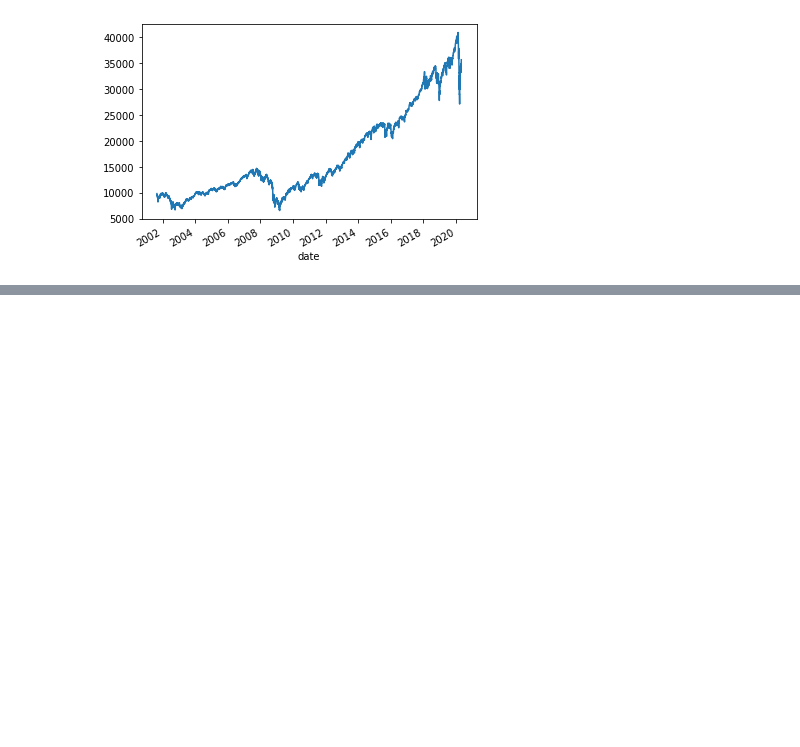
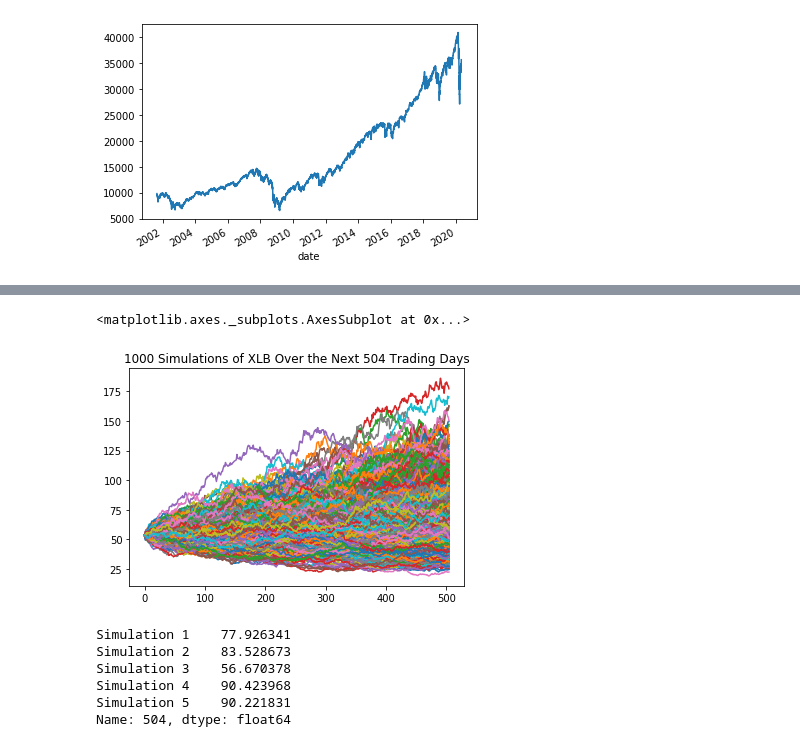
Before and after one commit to bkayratkyzy/Monte_Carlo_Simulations, a Jupyter notebook: notebooks/chris.ipynb, the cells around one changed output, grey strips where cells are left out. Saved outputs shown, nothing was run; the diff lists cells and outputs as text; code cells hidden in the pictures; blank space fills up the shorter version.

```diff
--- a/notebooks/chris.ipynb
+++ b/notebooks/chris.ipynb
@@ -563,23 +585,31 @@ concat_df.head()
 # %%
+#Set number of simulations
+num_simulations = 1000
+
 # Set number of trading days and get last closing price of XLB from DataFrame
-num_trading_days = 756
+
+num_trading_days = 252*2
 XLB_last_price = concat_df['XLB close'][-1]
+
+# Initialize empty DataFrame to hold simulated prices for each simulation
+simulated_prices_XLB_df = pd.DataFrame()
 # %%
-# Initialize the simulated prices list with the last closing price of XLB
-simulated_XLB_prices = [XLB_last_price]
+# Run the simulation `1000` times
+for n in range(num_simulations):
 
-# Simulate the returns for 756 days
-for i in range(num_trading_days):
+    # Initialize the simulated prices list with the last closing price of XLB
+    simulated_XLB_prices = [XLB_last_price]
+    simulated_XLB_prices
 
-# Calculate the simulated price using the last price within the list
-     simulated_price = simulated_xlb_prices[-1] * (1 + np.random.normal(avg_daily_return, std_dev_daily_return))
-     # Append the simulated price to the list
-     simulated_XLB_prices.append(simulated_price)
+    # Simulate the returns for 504 days
+    for i in range(num_trading_days):
 
-# # Create a DataFrame of the simulated prices
-# simulated_price_df = pd.DataFrame({
-#     "Simulated AAPL Prices": simulated_aapl_prices
-# })
+    # Calculate the simulated price using the last price within the list
+        simulated_price = simulated_XLB_prices[-1] * (1 + np.random.normal(avg_daily_return_xlb, xlb_std))
+        # Append the simulated price to the list
+        simulated_XLB_prices.append(simulated_price)
 
-# # Print head of DataFrame
-# simulated_price_df.head()
+    # Append simulated price of each simulation to DataFrame
+    simulated_prices_XLB_df[f"Simulation {n+1}"] = pd.Series(simulated_XLB_prices)
+
+simulated_prices_XLB_df.head()
@@ -585,0 +624,18 @@ for i in range(num_trading_days):
+# %%
+#Plot 1000 simulations of 504 trading days
+plot_title = f"{n+1} Simulations of XLB Over the Next 504 Trading Days"
+simulated_prices_XLB_df.plot(legend=None, title=plot_title)
+# %% [output]
+<matplotlib.axes._subplots.AxesSubplot at 0x...>
+[figure, added]
+# %%
+# Select the last row (price of each simulation on the 504th trading day)
+simulated_ending_prices_XLB = simulated_prices_XLB_df.iloc[-1, :]
+simulated_ending_prices_XLB.head()
+# %% [output]
+Simulation 1    77.926341
+Simulation 2    83.528673
+Simulation 3    56.670378
+Simulation 4    90.423968
+Simulation 5    90.221831
+Name: 504, dtype: float64
```
Also changed, not shown: parts of 34 cells of this notebook, 2 other files.
